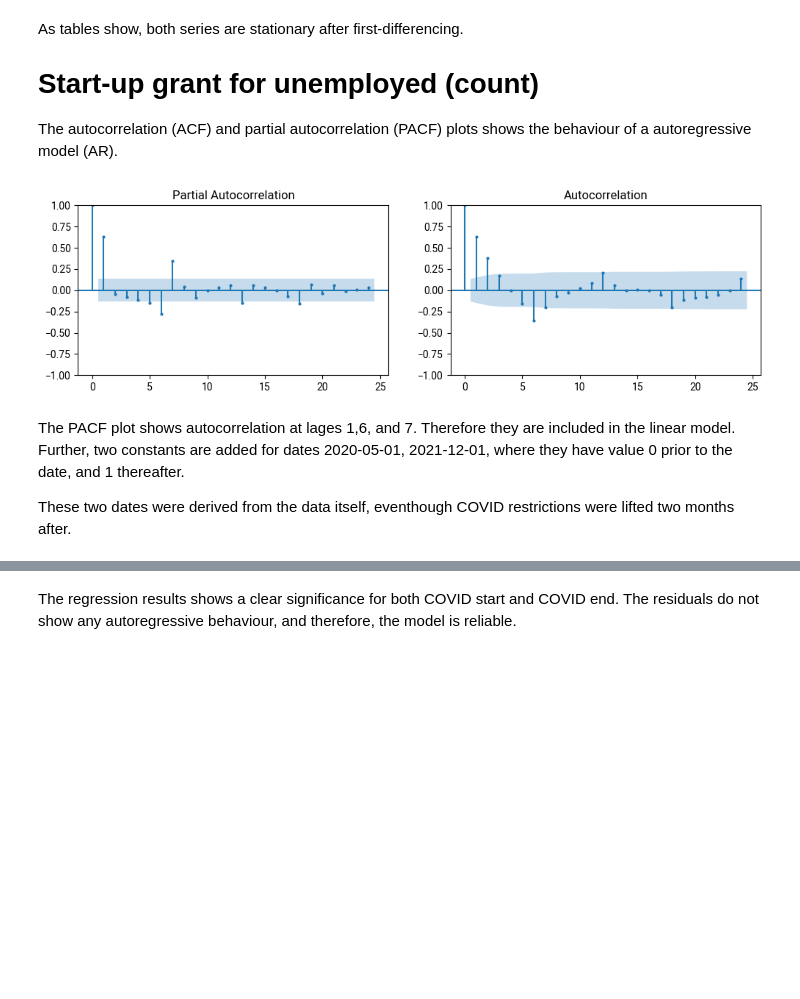
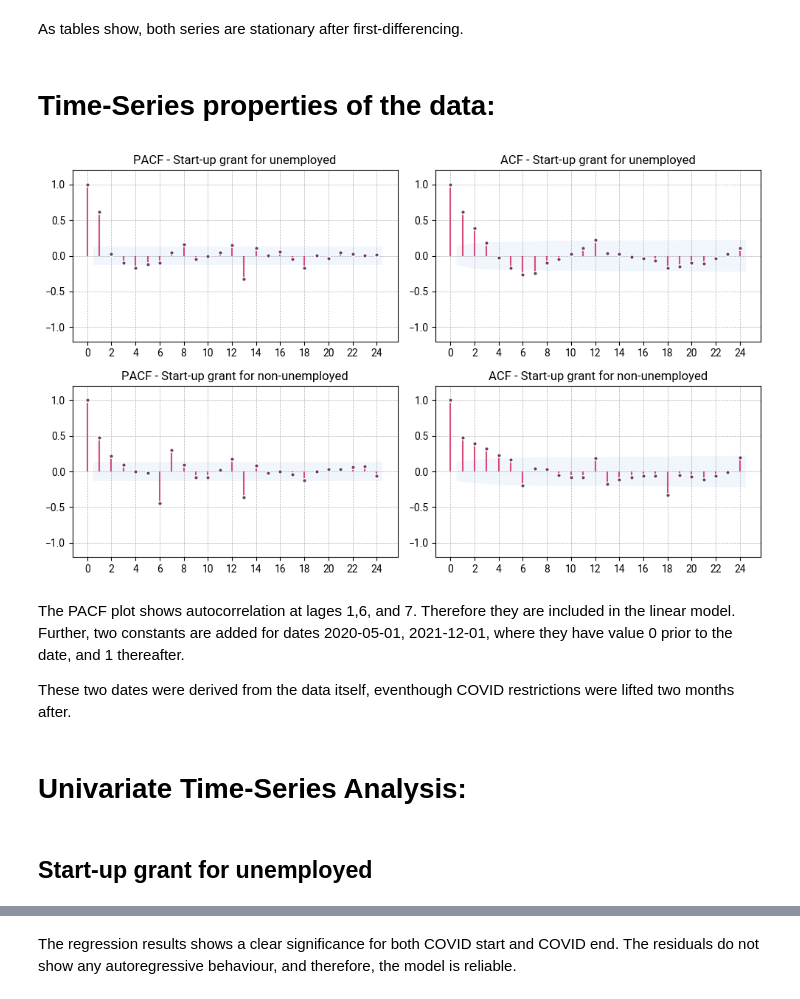
Before and after one commit to Babakfifoo/01_Labor_training, a Jupyter notebook: notebooks/01_startup_application.ipynb, the cells around one changed output, grey strips where cells are left out. Cells and saved outputs as stored; diff of their text form; code cells hidden in the pictures; blank space fills up the shorter version.

```diff
--- a/notebooks/01_startup_application.ipynb
+++ b/notebooks/01_startup_application.ipynb
@@ -139,20 +192,57 @@ Alternative Hypothesis: The process is weakly stationary.
 # %% [markdown]
 As tables show, both series are stationary after first-differencing.
-
-# Start-up grant for unemployed (count)
-
-The autocorrelation (ACF) and partial autocorrelation (PACF) plots shows the behaviour of a autoregressive model (AR).
-# %%
-col = "Start-up grant for unemployed"
-fig, ax = plt.subplots(1,2, figsize=(12, 3))
-
-plot_pacf(data[col].diff().dropna(), lags=24, ax=ax[0], markersize=2)
-plot_acf(data[col].diff().dropna(), lags=24, ax=ax[1], markersize=2)
-
-plt.show()
-# %% [output]
-[figure, removed]
+# %% [markdown]
+# Time-Series properties of the data:
+# %%
+# discovered on 2024-03-29 10:49:47
+def apply_TSplot_theme(axes):
+    for ax in axes:
+        ax.grid(True, which="both", ls="--", lw=0.5)
+        ax.set_ylim(-1.2, 1.2)
+        ax.set_xticks(range(0,26,2))
+        for line in ax.lines:
+            line.set_color("none")
+            line.set_markerfacecolor(color_pallet["c1"])
+            line.set_markersize(4)
+            line.set_markeredgecolor("white")
+        for item in ax.collections:
+            if type(item)==PolyCollection:
+                item.set_facecolor(color_pallet["shade"])
+            else:
+                item.set_color(color_pallet["c2"])
+# %%
+fig= plt.figure(figsize=(10,6))
+LAGS = 24
+
+for i, col in enumerate(["grantUnemp", "grantEmp"]):
+    params = dict(
+        x=grant_data[col].diff().dropna(),
+        lags=LAGS,
+        alpha=0.05,
+    )
+
+    plot_pacf(
+        title="PACF - {n}".format(n=labels[col]),
+        ax=fig.add_subplot(2,2,1 + i*2),
+        **params,
+    )
+
+    plot_acf(
+        title="ACF - {n}".format(n=labels[col]),
+        ax=fig.add_subplot(2,2,2 + i*2),
+        **params,
+    )
+
+
+apply_TSplot_theme(fig.get_axes())
+
+fig.tight_layout()
+plt.show()
+# %% [output]
+[figure, added]
 # %% [markdown]
 The PACF plot shows autocorrelation at lages 1,6, and 7. Therefore they are included in the linear model. Further, two constants are added for dates 2020-05-01, 2021-12-01, where they have value 0 prior to the date, and 1 thereafter.
 
 These two dates were derived from the data itself, eventhough COVID restrictions were lifted two months after.
+# %% [markdown]
+# Univariate Time-Series Analysis:
@@ -159 +276,3 @@ These two dates were derived from the data itself, eventhough COVID restrictions
+# %% [markdown]
+## Start-up grant for unemployed
 # %%
```
Also changed, not shown: parts of 24 cells of this notebook.
